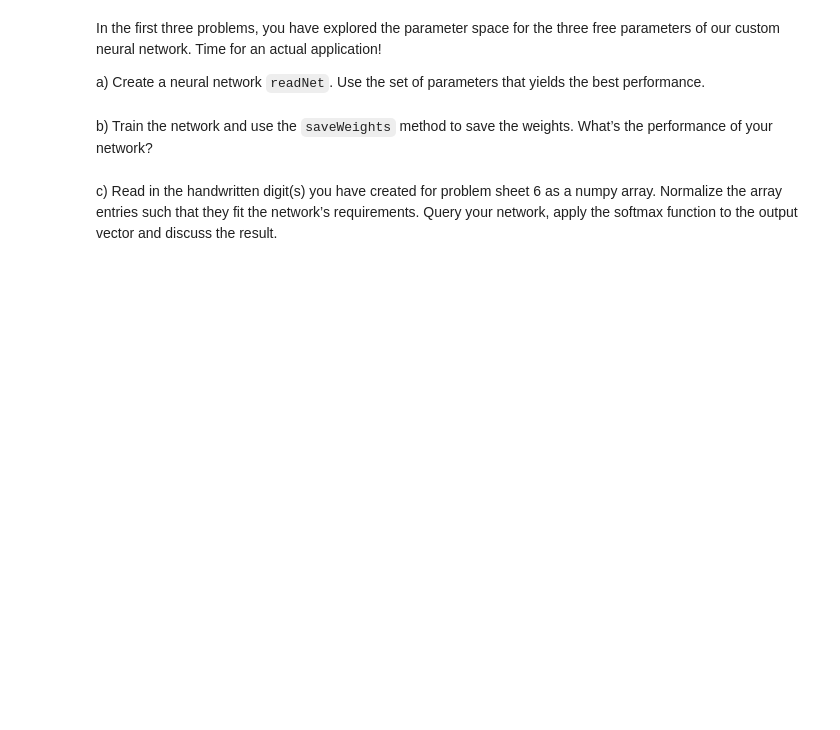
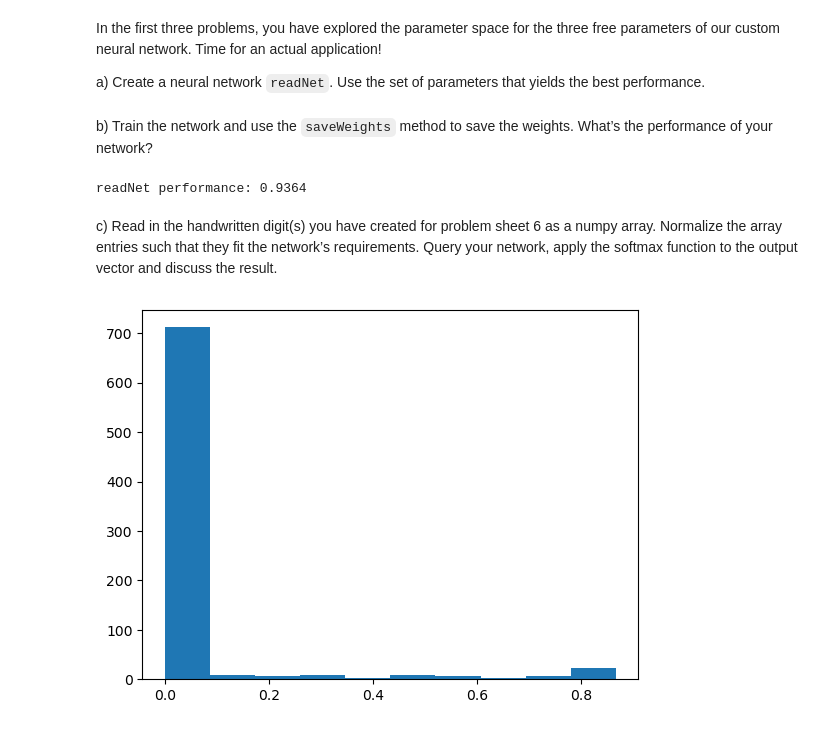
Before and after one commit to PaoAndreCM/neural-networks-labs, a Jupyter notebook: lab_8/Lab8_solution.ipynb, the cells around one changed output. Cells and saved outputs as stored; diff of their text form; code cells hidden in the pictures; blank space fills up the shorter version.

```diff
--- a/lab_8/Lab8_solution.ipynb
+++ b/lab_8/Lab8_solution.ipynb
@@ -201,4 +212,26 @@ your network?
+# %%
+print('readNet performance: '+ str(readNet.evaluate(testData, testLabels)))
+# %% [output]
+readNet performance: 0.9364
 # %% [markdown]
 c) Read in the handwritten digit(s) you have created for problem sheet 6 as a numpy array. Normalize
 the array entries such that they fit the network’s requirements. Query your network, apply the softmax
 function to the output vector and discuss the result.
+# %%
+path = '/home/nnds1b/lab/lab_8/handwritten-digits/'
+file_list = listdir(path)
+# %%
+# Preparing the images
+image_size = 28
+list_of_digits = []
+for filename in file_list:
+    my_digit_img = Image.open(path+filename).convert('L') # Load image
+    my_digit_resized = my_digit_img.resize(size=(image_size ,image_size)) # resize it to 28 x 28
+    my_digit_np =1- ( np.array(my_digit_resized)  / 255 )
+    list_of_digits.append(my_digit_np)
+# %%
+# Making sure the images are correct
+plt.hist(list_of_digits[0].flatten())
+plt.show()
+# %% [output]
+[figure, added]
```
Also changed, not shown: parts of 12 cells of this notebook, 7 other files.
